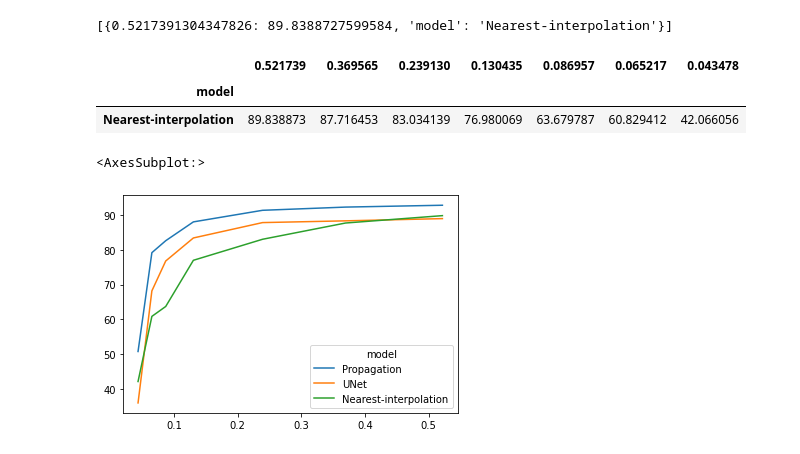
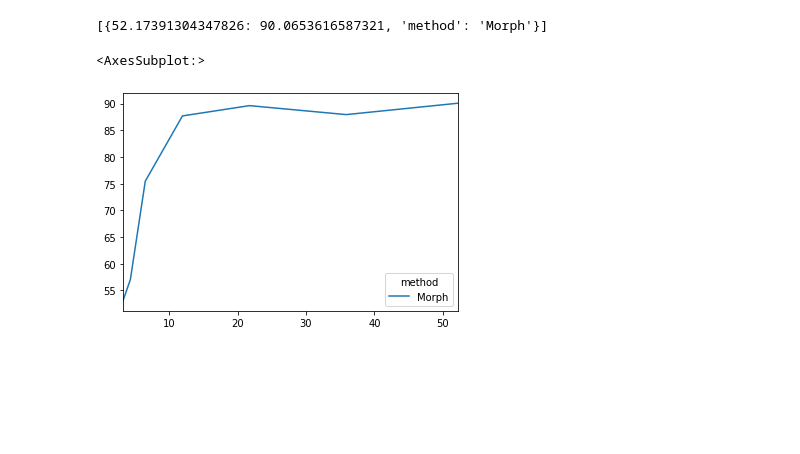
Before and after one commit to nathandecaux/SeqSeg, a Jupyter notebook: plot_results.ipynb, the cells around one changed output. Saved outputs shown, nothing was run; the diff lists cells and outputs as text; code cells hidden in the pictures; blank space fills up the shorter version.

```diff
--- a/plot_results.ipynb
+++ b/plot_results.ipynb
@@ -101,49 +120,41 @@ import pandas as pd
 import json
 
 with open('results_interp.json') as f:
-    df=json.load(f)['DMD']
+    df=json.load(f)['PLEX']
 names={'up':'up','down':'down','weighted':'combined'}
 data=dict()
-annot=[24,17,11,6,4,3,2]
 for n,i in enumerate(['2','3','5','10','20','40','46']):
     data[i]=[]
     res=df[i]
     # line={'r':i}
     line={}
     for metric in ['up']:
         line={}
         line[get_index(annot[n])]=res['dice_'+metric]*100
-        line['model']='Nearest-interpolation'
+        line['method']='Morph'
         # line['hauss']=res['hauss_'+metric]
         # line['asd']=res['asd_'+metric]
         # line['bidir-cons-reg']=losses['bidir-cons-reg']
         # line['bidir-cons-dice']=losses['bidir-cons-dice']
         # del res['losses']
         # for i,way in enumerate(['up','down','combined']):
         #     if way==line['way']: line['way']=f'{i}-{way}'
         data[i].append(line)
 print(data['2'])
 # for i in df.keys():
 truc=pd.DataFrame(data['2'])
-truc.sort_values('model',ascending=False,inplace=True)
+truc.sort_values('method',ascending=False,inplace=True)
 
-table_interp=truc.groupby(['model'],sort=True).mean()
+table_interp=truc.groupby(['method'],sort=True).mean()
 for i in ['3','5','10','20','40','46']:
     if i!='2':
         truc=pd.DataFrame(data[i])
-        truc.sort_values('model',ascending=False,inplace=True)
+        truc.sort_values('method',ascending=False,inplace=True)
 
-        truc=truc.groupby(['model'],sort=True).mean()
+        truc=truc.groupby(['method'],sort=True).mean()
         table_interp=pd.concat([table_interp,truc],axis=1)
-table_interp#.T.plot()#.to_excel('res_dmd_bidir.xlsx')
+table_interp.T.plot()#.to_excel('res_PLEX_bidir.xlsx')
 # %% [output]
-[{0.5217391304347826: 89.8388727599584, 'model': 'Nearest-interpolation'}]
+[{52.17391304347826: 90.0653616587321, 'method': 'Morph'}]
-|  | 0.521739 | 0.369565 | 0.239130 | 0.130435 | 0.086957 | 0.065217 | 0.043478 |
-| model |  |  |  |  |  |  |  |
-| Nearest-interpolation | 89.838873 | 87.716453 | 83.034139 | 76.980069 | 63.679787 | 60.829412 | 42.066056 |
+<AxesSubplot:>
+[figure, added]
-# %%
-table_full=pd.concat([table,table_unet,table_interp])
-table_full.T.plot()
-# %% [output]
-<AxesSubplot:>
-[figure, removed]
```
Also changed, not shown: parts of 6 cells of this notebook, 10 other files.
